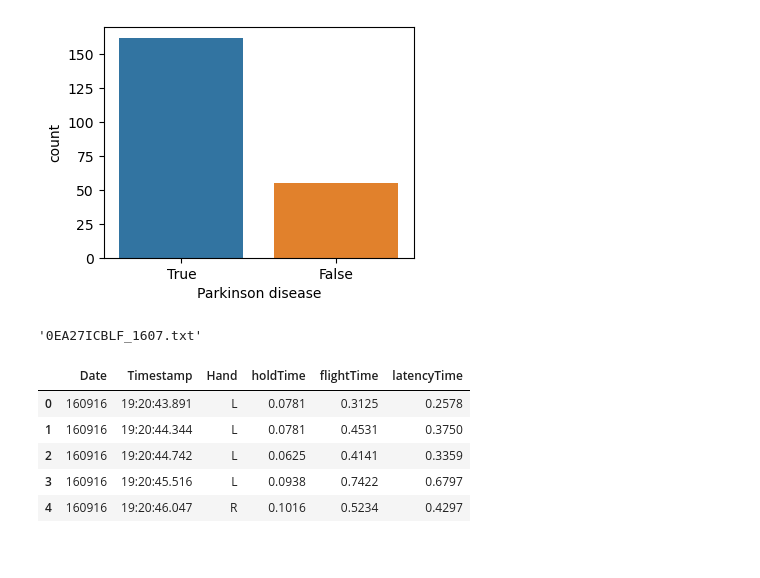
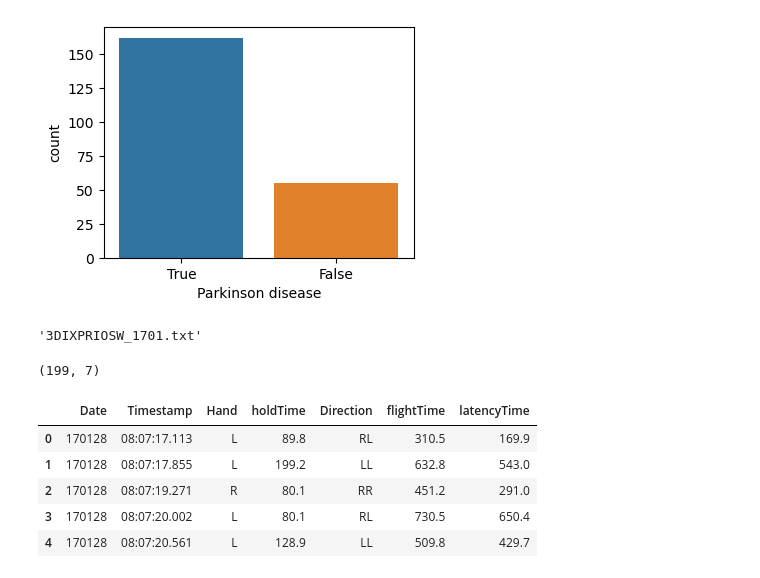
Before and after one commit to HannaKatarzyna/monKEY_app, a Jupyter notebook: preprocessing.ipynb, the cells around one changed output. Saved outputs shown, nothing was run; the diff lists cells and outputs as text; code cells hidden in the pictures.

```diff
--- a/preprocessing.ipynb
+++ b/preprocessing.ipynb
@@ -574,29 +624,36 @@ plt.xlabel('Parkinson disease')
 Text(0.5, 0, 'Parkinson disease')
 [figure]
 # %%
-df_ID2.loc[[0], 'files'][0][0]
+df_ID2.loc[[10], 'files'].values[0][0]
+# ['3DIXPRIOSW_1701.txt', '3DIXPRIOSW_1702.txt']
+# df_ID2['files'].iloc[10]
 # %% [output]
-'0EA27ICBLF_1607.txt'
+'3DIXPRIOSW_1701.txt'
 # %%
-data2 = pd.read_csv(directory_path2 + df_ID2['files'].iloc[1][0], delimiter="\t", index_col=False, header=None, names=[
+# data2 = pd.read_csv(directory_path2 + df_ID2['files'].iloc[10][0], delimiter="\t", index_col=False, header=None, names=[
+#                     'User', 'Date', 'Timestamp', 'Hand', 'holdTime', 'Direction', 'flightTime', 'latencyTime'])
+
+data2 = pd.read_csv(directory_path2 + df_ID2.loc[[10], 'files'].values[0][0], delimiter="\t", index_col=False, header=None, names=[
                     'User', 'Date', 'Timestamp', 'Hand', 'holdTime', 'Direction', 'flightTime', 'latencyTime'])
 
 data2.drop(columns=['User'], inplace=True)
 data2.drop(columns=['Direction'], inplace=True)
 
 data2.iloc[:, -3:] = data2.iloc[:, -
                                 3:].apply(lambda x: x.lstrip('0') if type(x) == str else x)
-data2.iloc[:, -3:] = pd.to_numeric(data2.iloc[:, -3:].stack(),
-                                   errors='coerce').unstack()
+data2.iloc[:, -3:] = pd.to_numeric(data2.iloc[:, -3:].stack(), errors='coerce').unstack()
 data2.iloc[:, -3:] = data2.iloc[:, -3:].apply(lambda x: x/1000)
-data2.head()
+
+print(data2.shape)
+data2.tail()
 # %% [output]
+(199, 7)
-|  | Date | Timestamp | Hand | holdTime | flightTime | latencyTime |
-| 0 | 160916 | 19:20:43.891 | L | 0.0781 | 0.3125 | 0.2578 |
-| 1 | 160916 | 19:20:44.344 | L | 0.0781 | 0.4531 | 0.3750 |
-| 2 | 160916 | 19:20:44.742 | L | 0.0625 | 0.4141 | 0.3359 |
-| 3 | 160916 | 19:20:45.516 | L | 0.0938 | 0.7422 | 0.6797 |
-| 4 | 160916 | 19:20:46.047 | R | 0.1016 | 0.5234 | 0.4297 |
+|  | Date | Timestamp | Hand | holdTime | Direction | flightTime | latencyTime |
+| 0 | 170128 | 08:07:17.113 | L | 89.8 | RL | 310.5 | 169.9 |
+| 1 | 170128 | 08:07:17.855 | L | 199.2 | LL | 632.8 | 543.0 |
+| 2 | 170128 | 08:07:19.271 | R | 80.1 | RR | 451.2 | 291.0 |
+| 3 | 170128 | 08:07:20.002 | L | 80.1 | RL | 730.5 | 650.4 |
+| 4 | 170128 | 08:07:20.561 | L | 128.9 | LL | 509.8 | 429.7 |
 # %%
 grouped_data = data2.groupby('Date').agg(list)
 grouped_data['Length'] = grouped_data['Timestamp'].apply(len)
```
Also changed, not shown: parts of 30 cells of this notebook, 1 other file.
